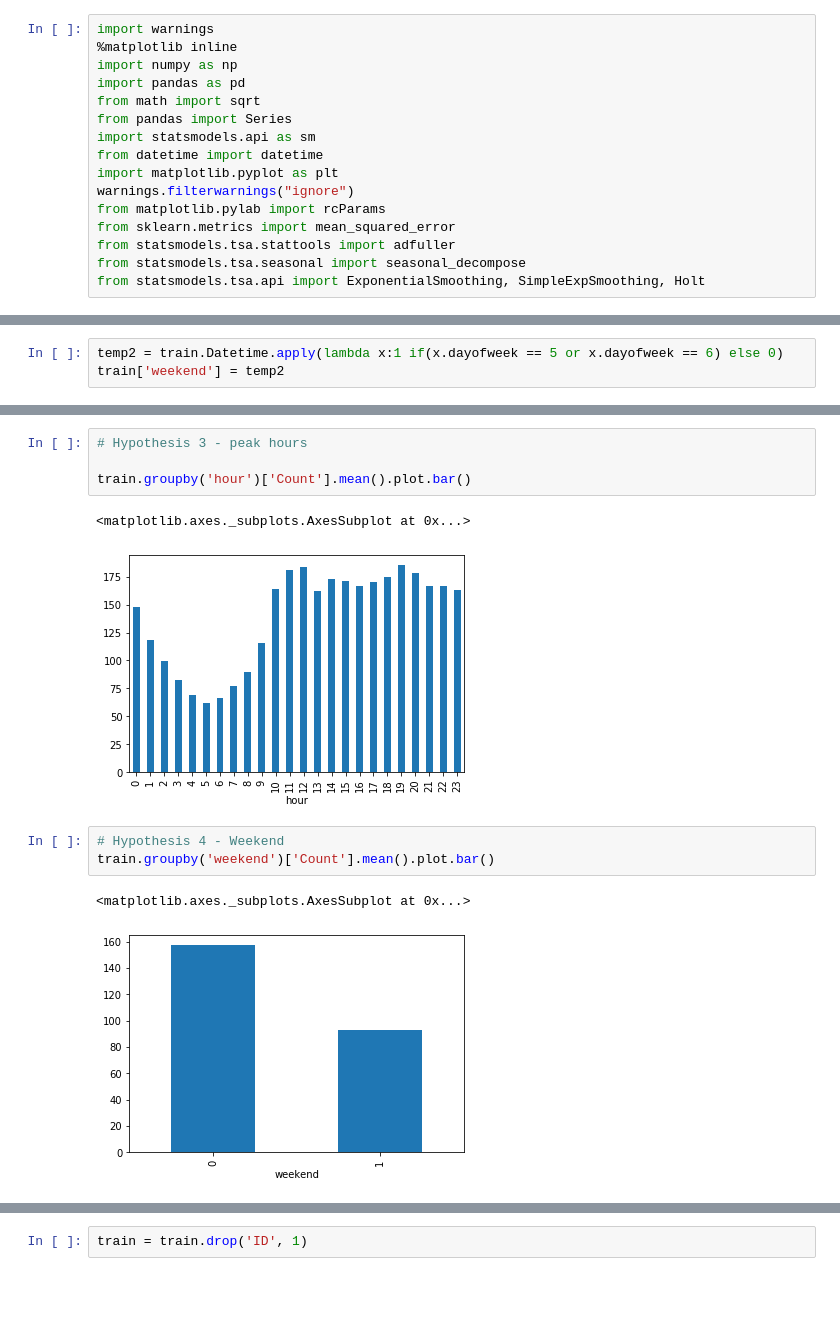
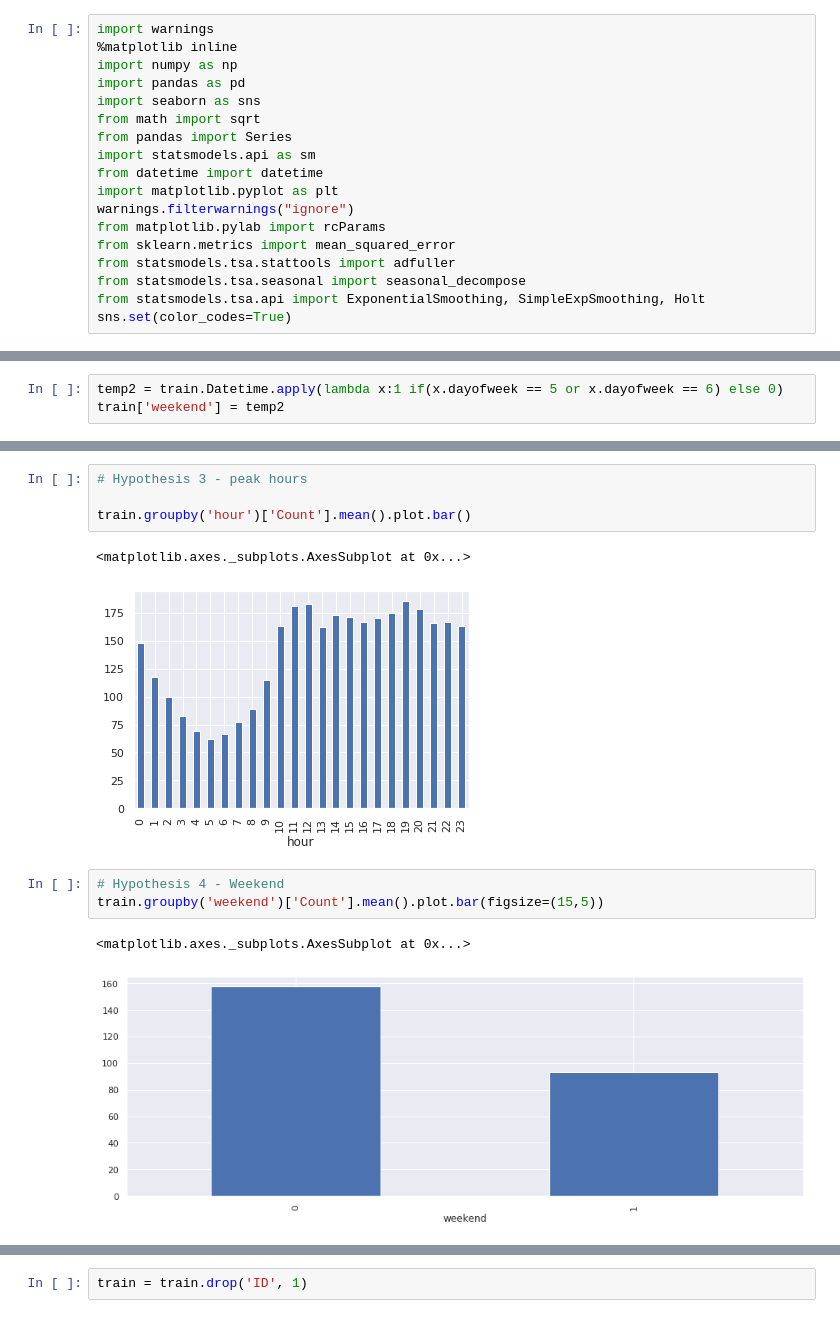
Before and after one commit to anologicon/jat-rail-time-series, a Jupyter notebook: JatRailTimeSeries.ipynb, the cells around one changed output, grey strips where cells are left out. Cells and saved outputs as stored; diff of their text form; blank space fills up the shorter version.

```diff
--- a/JatRailTimeSeries.ipynb
+++ b/JatRailTimeSeries.ipynb
@@ -5,6 +5,7 @@ import warnings
 %matplotlib inline
 import numpy as np
 import pandas as pd
+import seaborn as sns
 from math import sqrt
 from pandas import Series
 import statsmodels.api as sm
@@ -16,6 +17,7 @@ from sklearn.metrics import mean_squared_error
 from statsmodels.tsa.stattools import adfuller
 from statsmodels.tsa.seasonal import seasonal_decompose
 from statsmodels.tsa.api import ExponentialSmoothing, SimpleExpSmoothing, Holt
+sns.set(color_codes=True)
 # %%
 train = pd.read_csv("/content/drive/My Drive/Colab Notebooks/JetRail/train.csv");
 test = pd.read_csv("/content/drive/My Drive/Colab Notebooks/JetRail/test.csv");
@@ -94,13 +96,13 @@ train.groupby('day')['Count'].mean().plot.bar()
 train.groupby('hour')['Count'].mean().plot.bar()
 # %% [output]
 <matplotlib.axes._subplots.AxesSubplot at 0x...>
-[figure, old version]
+[figure, new version]
 # %%
 # Hypothesis 4 - Weekend
-train.groupby('weekend')['Count'].mean().plot.bar()
+train.groupby('weekend')['Count'].mean().plot.bar(figsize=(15,5))
 # %% [output]
 <matplotlib.axes._subplots.AxesSubplot at 0x...>
-[figure, old version]
+[figure, new version]
 # %%
 # Note - 0 is the starting of the week, ie. 0 is Monday and 6 Sunday.
 
```
Also changed, not shown: parts of 22 cells of this notebook.
